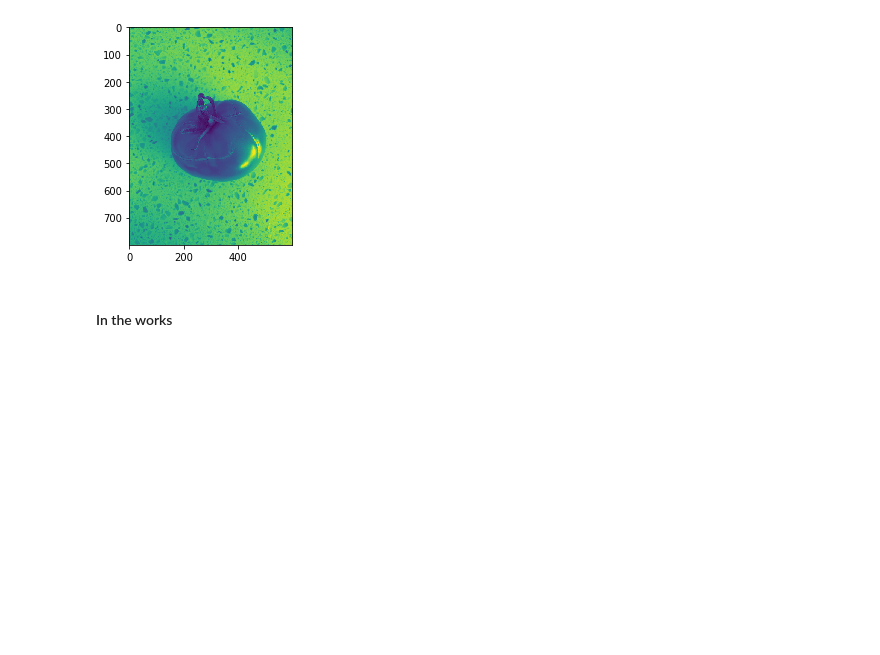
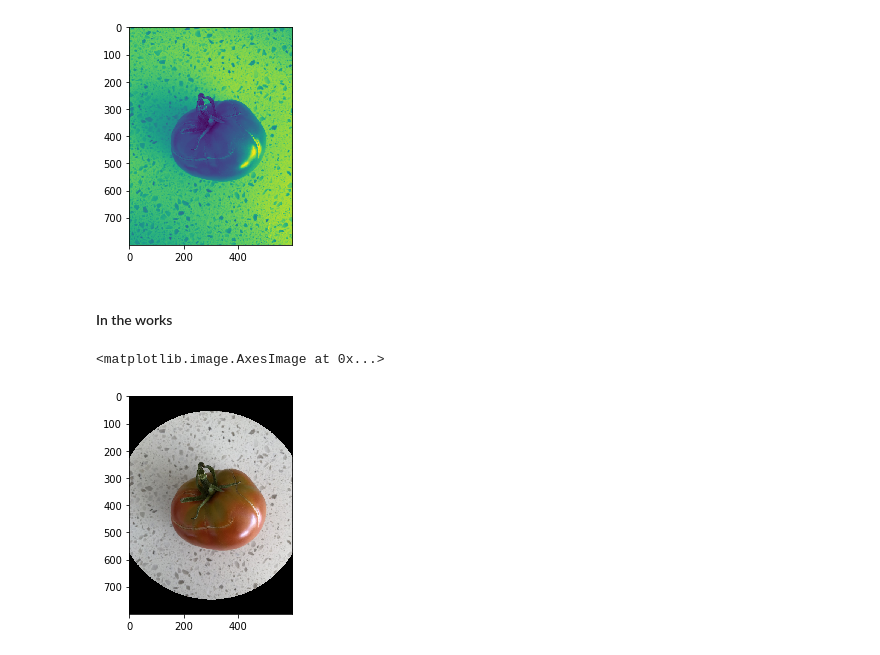
Before and after one commit to tweeraratne/problem-solving, a Jupyter notebook: Code_to_convert_RGB_image_to_Grayscale.ipynb, the cells around one changed output. Saved outputs shown, nothing was run; the diff lists cells and outputs as text; code cells hidden in the pictures; blank space fills up the shorter version.

Commit message:
added info on adding a mask to an image based on coordinates

```diff
--- a/Code_to_convert_RGB_image_to_Grayscale.ipynb
+++ b/Code_to_convert_RGB_image_to_Grayscale.ipynb
@@ -56,3 +54,14 @@ lx, ly, lz = color_img.shape
 # lx, ly, lz
 # %%
 x,y = np.ogrid[0:lx, 0:ly]
+# %%
+mask = (x - lx / 2) ** 2 + (y - ly / 2) ** 2 > lx * ly / 4
+# %%
+color_img_copy1 = color_img.copy()
+# %%
+color_img_copy1[mask] = 0
+# %%
+plt.imshow(color_img_copy1)
+# %% [output]
+<matplotlib.image.AxesImage at 0x...>
+[figure, added]
```
Also changed, not shown: parts of 4 cells of this notebook.
